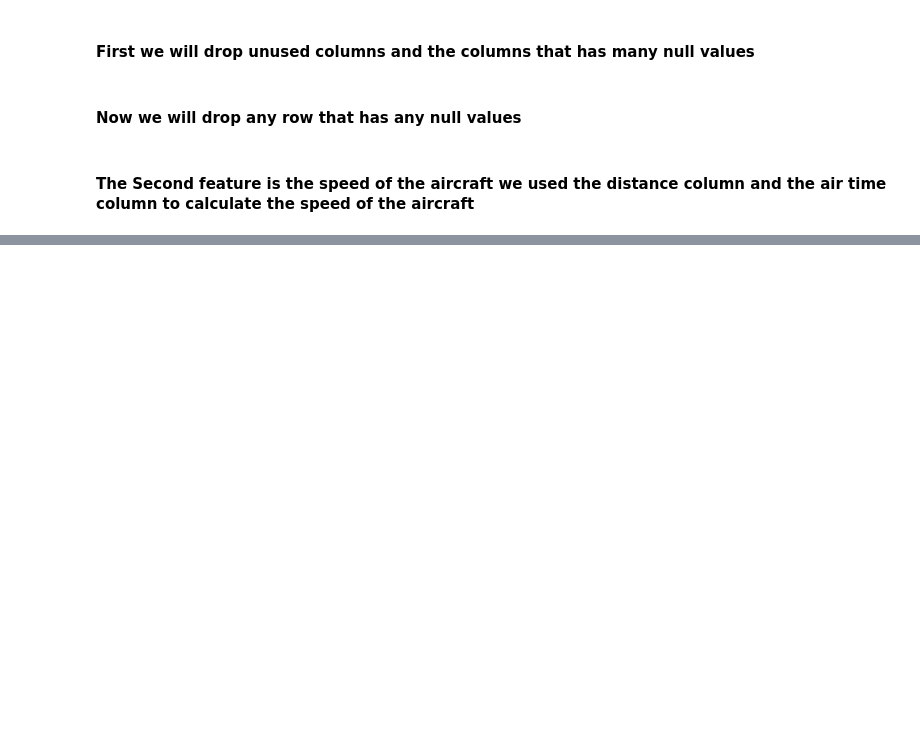
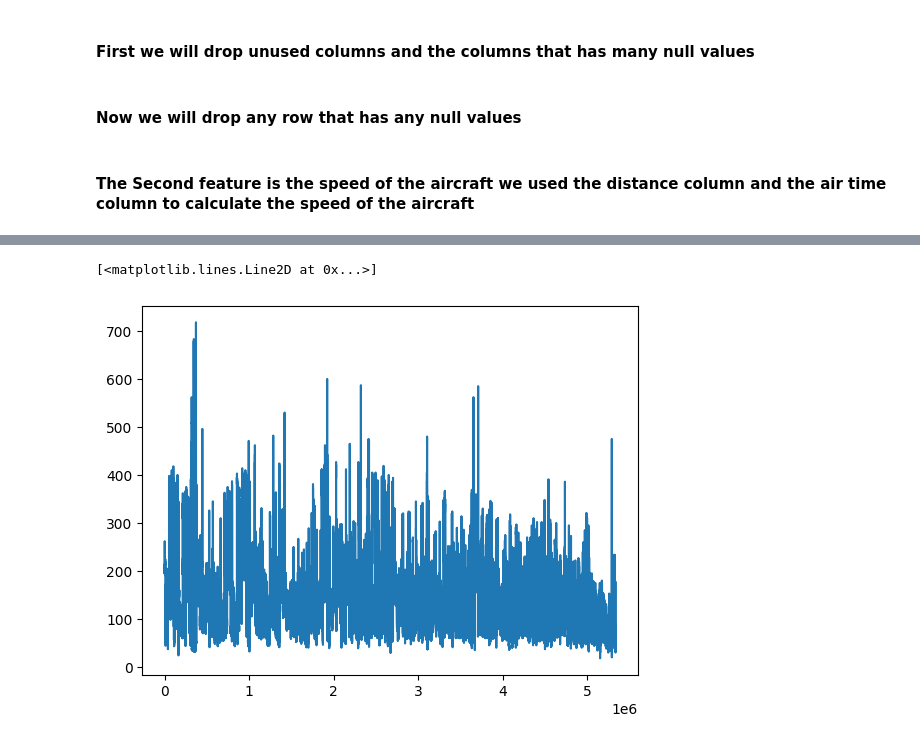
Before and after one commit to 3mkTawfik/DEProject2, a Jupyter notebook: DEProject2.ipynb, the cells around one changed output, grey strips where cells are left out. Saved outputs shown, nothing was run; the diff lists cells and outputs as text; code cells hidden in the pictures; blank space fills up the shorter version.

```diff
--- a/DEProject2.ipynb
+++ b/DEProject2.ipynb
@@ -60,0 +101,5 @@ df.shape
+# %%
+plt.plot(df['SCHEDULED_TIME'])# remove any above 500
+# %% [output]
+[<matplotlib.lines.Line2D at 0x...>]
+[figure, added]
```
Also changed, not shown: parts of 12 cells of this notebook, 2 other files.
